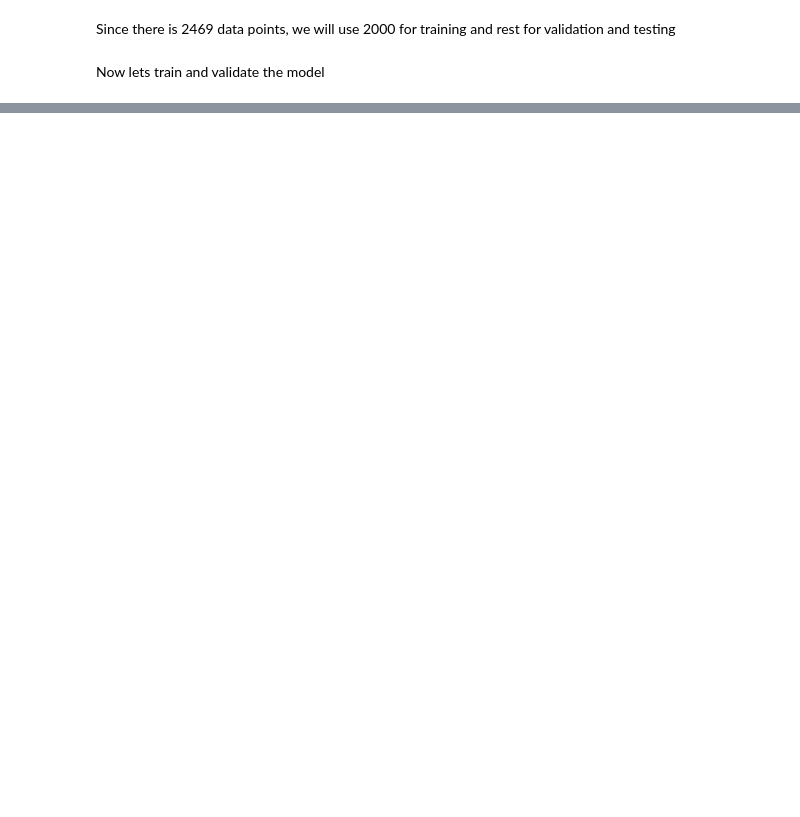
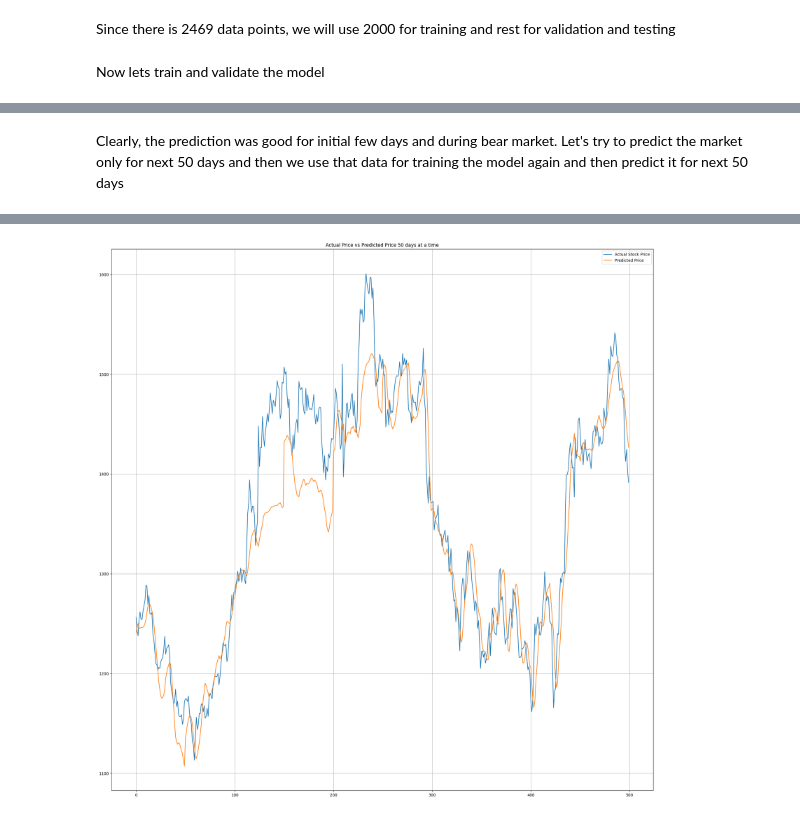
Before and after one commit to sonu9895/Stock_market_predictor, a Jupyter notebook: stock-market-predictor.ipynb, the cells around one changed output, grey strips where cells are left out. Saved outputs shown, nothing was run; the diff lists cells and outputs as text; code cells hidden in the pictures; blank space fills up the shorter version.

Commit message:
Stock_market_predictor | Version 6

```diff
--- a/stock-market-predictor.ipynb
+++ b/stock-market-predictor.ipynb
@@ -631,0 +635,2 @@ total MSE Loss: 0.13687931
+# %% [markdown]
+Clearly, the prediction was good for initial few days and during bear market. Let's try to predict the market only for next 50 days and then we use that data for training the model again and then predict it for next 50 days
@@ -631,0 +661,60 @@ total MSE Loss: 0.13687931
+# %%
+chunk_prediction = []
+chunk_actual_value = []
+
+device = torch.device("cuda" if torch.cuda.is_available() else "cpu")
+print("Using device:", device)
+
+def validate_chunk(model, X_test, Y_test, scaler, heading):
+    global chunk_prediction
+    global chunk_actual_value
+    model.eval()
+    with torch.no_grad():
+        pred_scaled = model(X_test).squeeze().cpu().numpy()
+        actual_scaled = Y_test.squeeze().cpu().numpy()
+
+    total_mse_loss = np.mean((actual_scaled-pred_scaled)**2)
+    print("total MSE Loss:", total_mse_loss)
+
+    # Inverse transform
+    predicted_price = pred_scaled * scaler.scale_[0] + scaler.mean_[0]
+    actual_price = actual_scaled * scaler.scale_[0] + scaler.mean_[0]
+
+
+
+    chunk_prediction = np.concatenate((chunk_prediction, predicted_price))
+    chunk_actual_value = np.concatenate((chunk_actual_value, actual_price))
+
+
+for chunk in range(500, 49, -50):
+    device = torch.device("cuda" if torch.cuda.is_available() else "cpu")
+    print("Using device:", device)
+
+    X_train, Y_train, X_val, Y_val, X_test, Y_test, scaler = split_data_chunks(rel_df, chunk)
+    print(X_train.shape, X_val.shape, X_test.shape)
+    print(Y_train.shape, Y_val.shape, Y_test.shape)
+
+    X_train = torch.tensor(X_train, dtype=torch.float32).to(device)
+    X_val = torch.tensor(X_val, dtype=torch.float32).to(device)
+    X_test = torch.tensor(X_test, dtype=torch.float32).to(device)
+
+    Y_train = torch.tensor(Y_train, dtype=torch.float32).unsqueeze(1).to(device)
+    Y_val = torch.tensor(Y_val, dtype=torch.float32).unsqueeze(1).to(device)
+    Y_test = torch.tensor(Y_test, dtype=torch.float32).unsqueeze(1).to(device)
+
+    print(X_train.shape, X_val.shape, X_test.shape)
+    print(Y_train.shape, Y_val.shape, Y_test.shape)
+
+    trained_model = train(X_train, Y_train, X_val, Y_val)
+    validate_chunk(trained_model, X_test, Y_test, scaler, "Reliance 1D timeframe")
+
+
+plt.figure(figsize=(20, 20))
+plt.plot(chunk_actual_value, label="Actual Stock Price")
+plt.plot(chunk_prediction, label="Predicted Price")
+plt.title("Actual Price vs Predicted Price 50 days at a time")
+plt.legend()
+plt.grid()
+plt.tight_layout()
+plt.show()
+# %% [output]
@@ -631,0 +738 @@ total MSE Loss: 0.13687931
+[figure, added]
```
Also changed, not shown: parts of 8 cells of this notebook.
